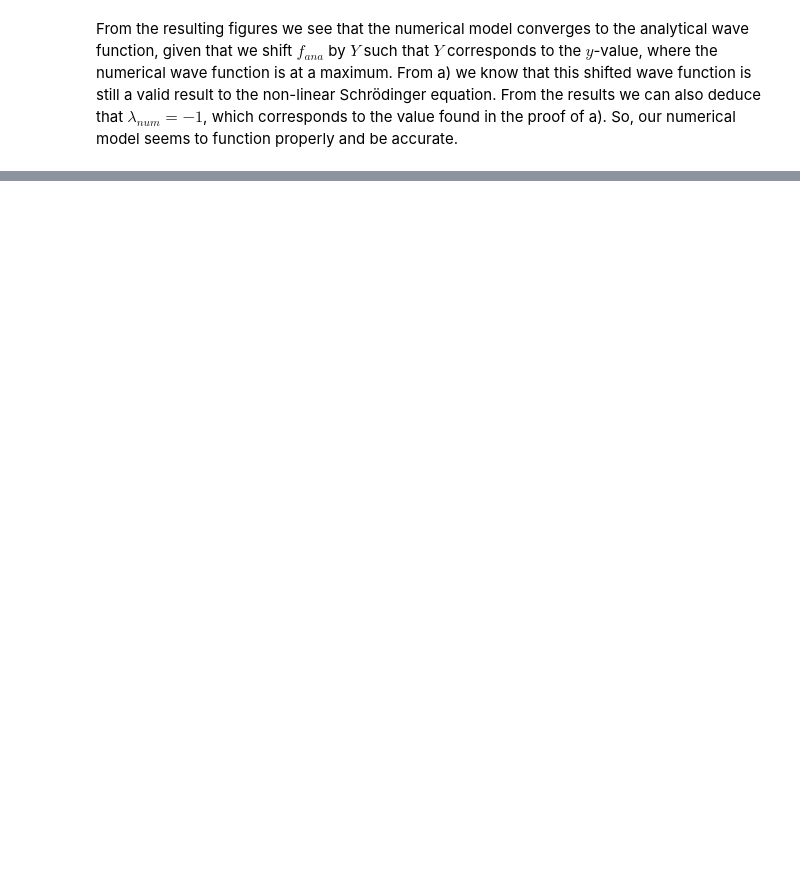
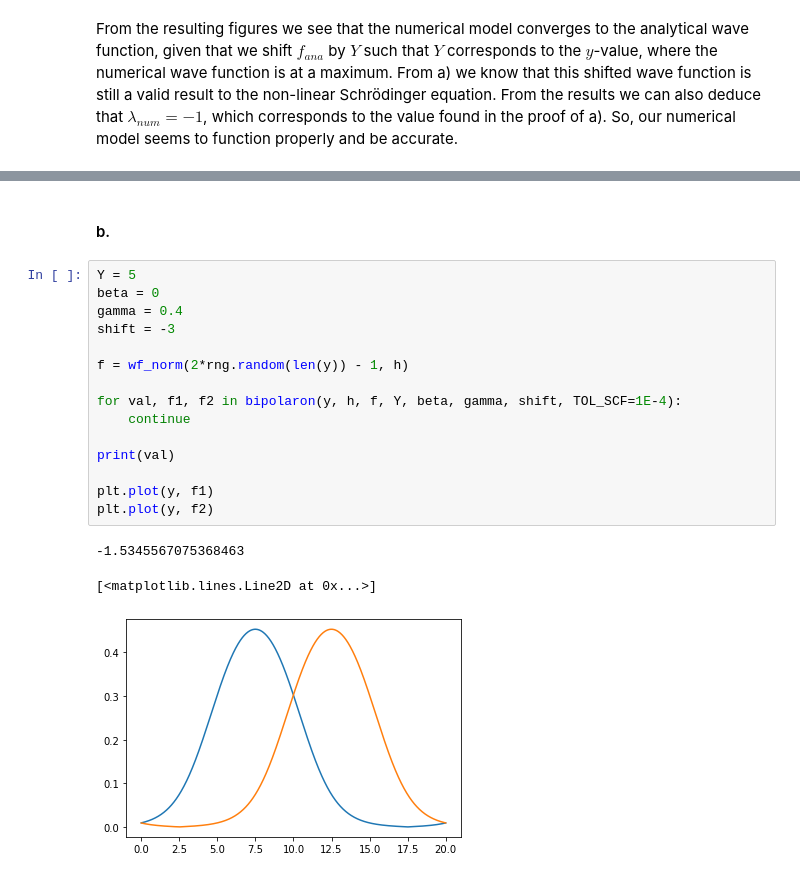
Before and after one commit to KevoSoftworks/mathematical_and_numerical_physics, a Jupyter notebook: part_3/part3.ipynb, the cells around one changed output, grey strips where cells are left out. Drawn from its saved outputs; the diff is of its cells as text; blank space fills up the shorter version.

```diff
--- a/part_3/part3.ipynb
+++ b/part_3/part3.ipynb
@@ -447,0 +450,21 @@ From the resulting figures we see that the numerical model converges to the anal
+# %% [markdown]
+#### b.
+# %%
+Y = 5
+beta = 0
+gamma = 0.4
+shift = -3
+
+f = wf_norm(2*rng.random(len(y)) - 1, h)
+
+for val, f1, f2 in bipolaron(y, h, f, Y, beta, gamma, shift, TOL_SCF=1E-4):
+    continue
+
+print(val)
+
+plt.plot(y, f1)
+plt.plot(y, f2)
+# %% [output]
+-1.5345567075368463
+[<matplotlib.lines.Line2D at 0x...>]
+[figure, added]
```
Also changed, not shown: parts of 13 cells of this notebook.
